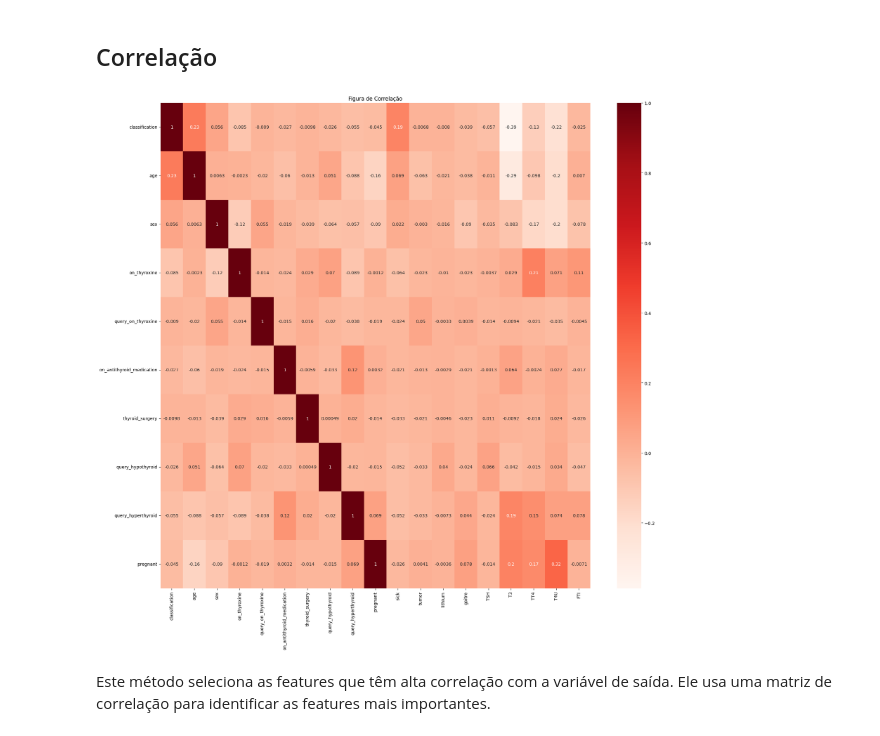
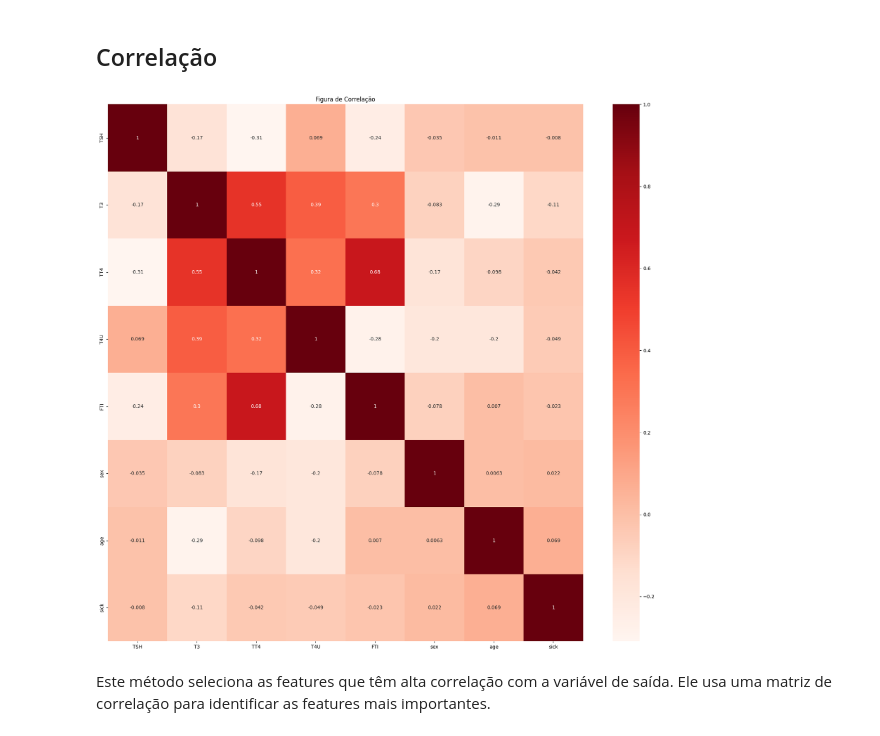
Before and after one commit to cilab-ufersa/euthyroid_sick_syndrome, a Jupyter notebook: euthyroid_sick_syndrome/CBIC23.ipynb, the cells around one changed output. Saved outputs shown, nothing was run; the diff lists cells and outputs as text; code cells hidden in the pictures.

```diff
--- a/euthyroid_sick_syndrome/CBIC23.ipynb
+++ b/euthyroid_sick_syndrome/CBIC23.ipynb
@@ -150,12 +150,12 @@ Neste método foi usado o Random Forest para selecionar as features mais importa
 ## Correlação
 # %%
 plt.figure(figsize=(22,20))
-cor = dataset.corr()
+cor = dataset[['TSH', 'T3', 'TT4', 'T4U', 'FTI', 'sex', 'age', 'sick']].corr()
 sns.heatmap(cor, annot=True, cmap=plt.cm.Reds)
 plt.title('Figura de Correlação')
 plt.savefig('Correlacao.png', dpi=300, bbox_inches='tight')
 # %% [output]
-[figure, old version]
+[figure, new version]
 # %% [markdown]
 Este método seleciona as features que têm alta correlação com a variável de saída. Ele usa uma matriz de correlação para identificar as features mais importantes.
 # %% [markdown]
```
Also changed, not shown: parts of 5 cells of this notebook, 15 other files.
